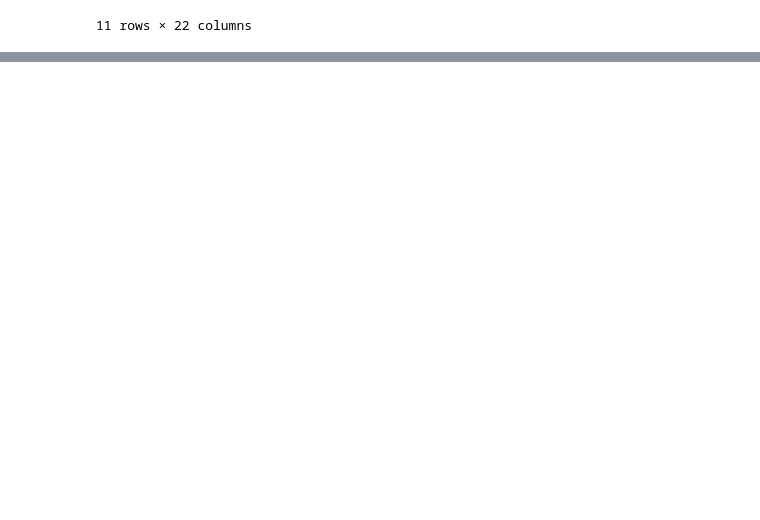
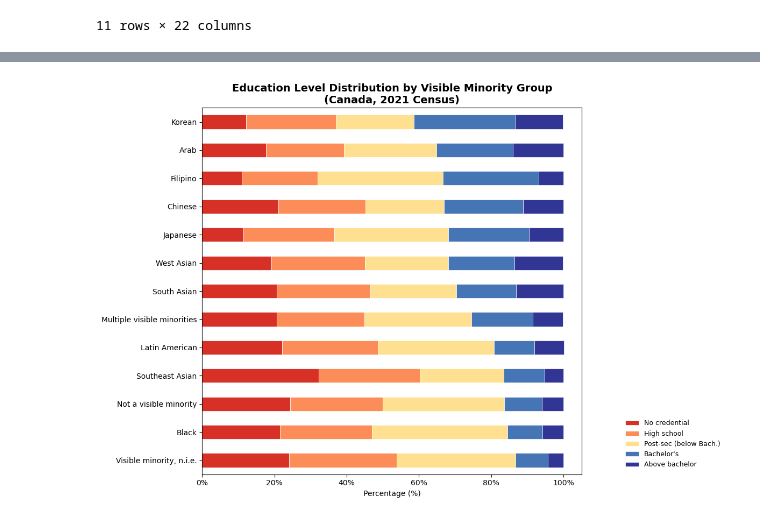
Before and after one commit to Jenniferonyebuchi/migrant-education-analysis, a Jupyter notebook: notebook/migrant_education_analysis.ipynb, the cells around one changed output, grey strips where cells are left out. Saved outputs shown, nothing was run; the diff lists cells and outputs as text; code cells hidden in the pictures; blank space fills up the shorter version.

Commit message:
Add Education Distribution Across Visible Minority Groups to eda file

```diff
--- a/notebook/migrant_education_analysis.ipynb
+++ b/notebook/migrant_education_analysis.ipynb
@@ -123,7 +152,7 @@ df_analysis[["visible_minority","education_level","pct"]].head(10)
 # %%
 # Build a pivoted wide-format table for quick lookups and comparisons
 # Rows = visible minority groups, Columns = education levels
-EDU_ORDER = [
+edu_order = [
     "No certificate, diploma or degree",
     "High (secondary) school diploma or equivalency certificate",
     "Postsecondary certificate or diploma below bachelor level",
@@ -133,7 +162,7 @@ EDU_ORDER = [
 ]
 
 # Shorter labels for charts
-EDU_SHORT = {
+edu_short = {
     "No certificate, diploma or degree": "No credential",
     "High (secondary) school diploma or equivalency certificate": "High school",
     "Postsecondary certificate or diploma below bachelor level": "Post-sec (below Bach.)",
@@ -142,14 +171,14 @@ EDU_SHORT = {
     "Bachelor's degree or higher": "Bach. or higher",
 }
 
-df_analysis["edu_short"] = df_analysis["education_level"].map(EDU_SHORT)
+df_analysis["edu_short"] = df_analysis["education_level"].map(edu_short)
 
 pivot = (
     df_analysis
     .groupby(["visible_minority", "education_level"])["pct"]
     .first()
     .unstack("education_level")
-    .reindex(columns=[c for c in EDU_ORDER if c in df_analysis["education_level"].unique()])
+    .reindex(columns=[c for c in edu_order if c in df_analysis["education_level"].unique()])
 )
 
 print("Pivoted table shape:", pivot.shape)
@@ -156,0 +208,37 @@ pivot.round(1)
+# %%
+# Education levels to include in the stacked chart
+edu_stack = [
+    "No certificate, diploma or degree",
+    "High (secondary) school diploma or equivalency certificate",
+    "Postsecondary certificate or diploma below bachelor level",
+    "Bachelor's degree",
+    "University certificate, diploma or degree above bachelor level",
+]
+
+pivot_stack = (
+    df_analysis[df_analysis["education_level"].isin(edu_stack) &
+                ~df_analysis["visible_minority"].isin(["Total - Visible minority", "Total visible minority population"])]
+    .groupby(["visible_minority", "education_level"])["pct"]
+    .first()
+    .unstack("education_level")
+    .reindex(columns=edu_stack)
+)
+
+# Sort by bachelor's + above attainment, then apply short labels
+pivot_stack = pivot_stack.loc[pivot_stack[edu_stack[-2:]].sum(axis=1).sort_values().index]
+pivot_stack.columns = [edu_short[c] for c in edu_stack]
+
+fig, ax = plt.subplots(figsize=(13, 8))
+colors = ["#d73027", "#fc8d59", "#fee090", "#4575b4", "#313695"]
+pivot_stack.plot(kind="barh", stacked=True, ax=ax, color=colors, edgecolor="white", linewidth=0.5)
+
+ax.set_xlabel("Percentage (%)")
+ax.set_title("Education Level Distribution by Visible Minority Group\n(Canada, 2021 Census)", fontsize=14, fontweight="bold")
+ax.set_ylabel("")
+ax.legend(loc="lower right", bbox_to_anchor=(1.38, 0), frameon=False, fontsize=9)
+ax.xaxis.set_major_formatter(mticker.PercentFormatter())
+plt.tight_layout()
+plt.savefig("fig1_education_distribution.png", bbox_inches="tight")
+plt.show()
+# %% [output]
+[figure, added]
```
Also changed, not shown: parts of 5 cells of this notebook.
